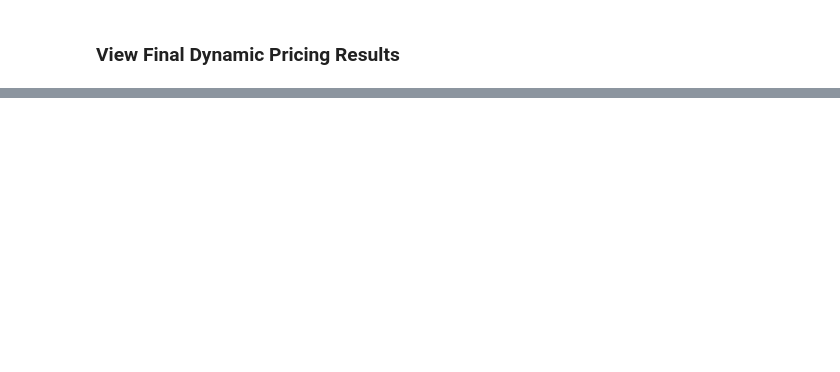
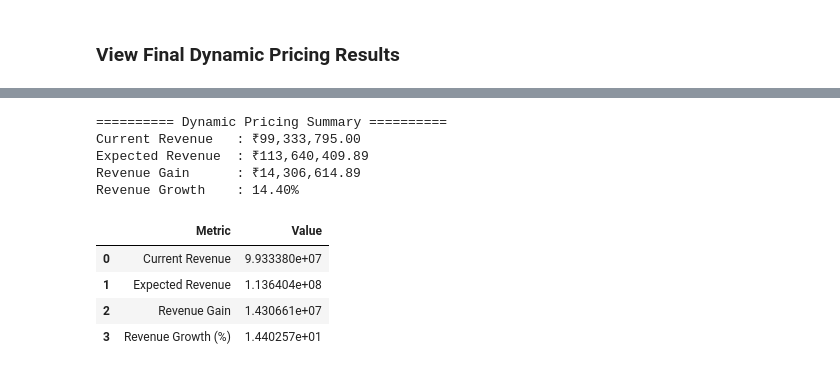
Before and after one commit to yogeshwartribhuvan2972-max/Dynamic-Pricing-Strategies-for-Fitness-Classes, a Jupyter notebook: Dynamic Pricing Algorithm.ipynb, the cells around one changed output, grey strips where cells are left out. Drawn from its saved outputs; the diff is of its cells as text; code cells hidden in the pictures; blank space fills up the shorter version.

```diff
--- a/Dynamic Pricing Algorithm.ipynb
+++ b/Dynamic Pricing Algorithm.ipynb
@@ -184,0 +350,43 @@ fitness_data[[
+# %%
+current_revenue = fitness_data["CurrentRevenue"].sum()
+expected_revenue = fitness_data["ExpectedRevenue"].sum()
+revenue_gain = expected_revenue - current_revenue
+
+growth_percent = (revenue_gain / current_revenue) * 100
+
+print("========== Dynamic Pricing Summary ==========")
+print(f"Current Revenue   : ₹{current_revenue:,.2f}")
+print(f"Expected Revenue  : ₹{expected_revenue:,.2f}")
+print(f"Revenue Gain      : ₹{revenue_gain:,.2f}")
+print(f"Revenue Growth    : {growth_percent:.2f}%")
+# %% [output]
+========== Dynamic Pricing Summary ==========
+Current Revenue   : ₹99,333,795.00
+Expected Revenue  : ₹113,640,409.89
+Revenue Gain      : ₹14,306,614.89
+Revenue Growth    : 14.40%
+# %%
+import pandas as pd
+
+summary = pd.DataFrame({
+    "Metric": [
+        "Current Revenue",
+        "Expected Revenue",
+        "Revenue Gain",
+        "Revenue Growth (%)"
+    ],
+    "Value": [
+        current_revenue,
+        expected_revenue,
+        revenue_gain,
+        growth_percent
+    ]
+})
+
+summary
+# %% [output]
+|  | Metric | Value |
+| 0 | Current Revenue | 9.933380e+07 |
+| 1 | Expected Revenue | 1.136404e+08 |
+| 2 | Revenue Gain | 1.430661e+07 |
+| 3 | Revenue Growth (%) | 1.440257e+01 |
```
Also changed, not shown: parts of 11 cells of this notebook, 7 other files.
